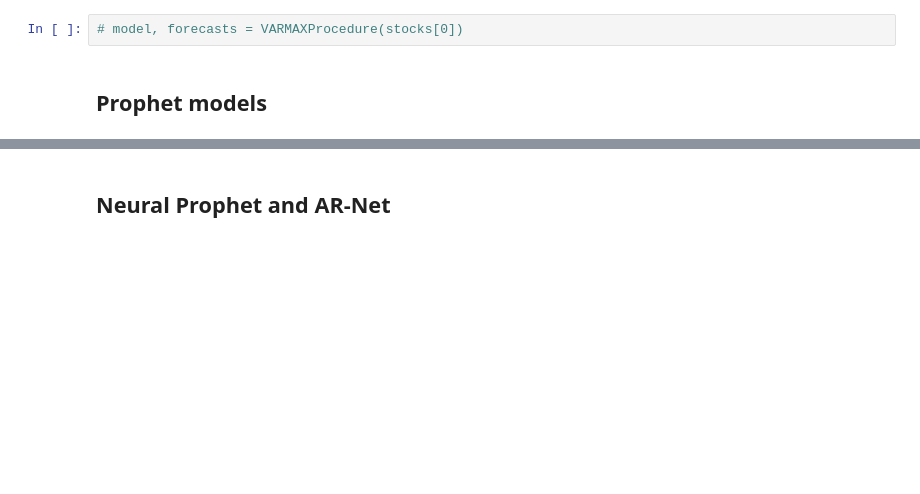
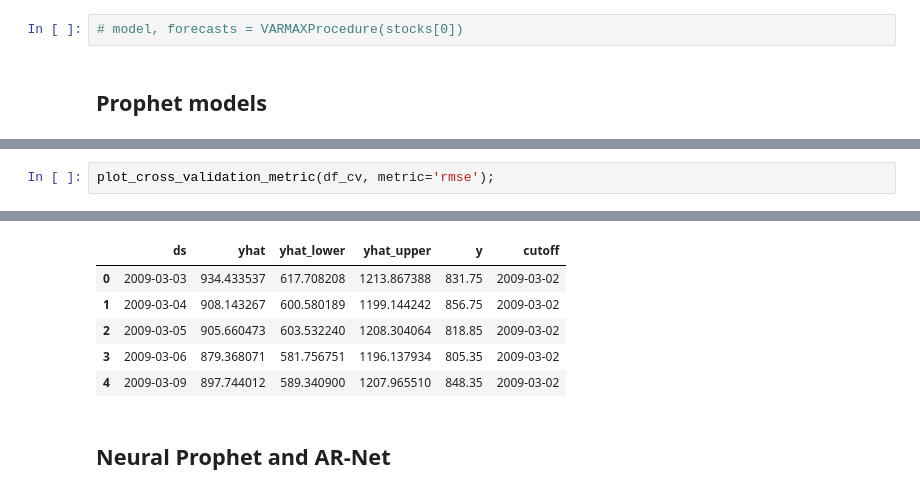
Before and after one commit to acamit/DataScience, a Jupyter notebook: Thesis work/Code/Thesis Implementation Models.ipynb, the cells around one changed output, grey strips where cells are left out. Saved outputs shown, nothing was run; the diff lists cells and outputs as text; blank space fills up the shorter version.

```diff
--- a/Thesis work/Code/Thesis Implementation Models.ipynb
+++ b/Thesis work/Code/Thesis Implementation Models.ipynb
@@ -688,0 +673,3 @@ m.plot(forecast);
+# %%
+plot_cross_validation_metric(df_cv, metric='rmse');
+# %% [output]
@@ -689,3 +677,9 @@ m.plot(forecast);
+|  | ds | yhat | yhat_lower | yhat_upper | y | cutoff |
+| 0 | 2009-03-03 | 934.433537 | 617.708208 | 1213.867388 | 831.75 | 2009-03-02 |
+| 1 | 2009-03-04 | 908.143267 | 600.580189 | 1199.144242 | 856.75 | 2009-03-02 |
+| 2 | 2009-03-05 | 905.660473 | 603.532240 | 1208.304064 | 818.85 | 2009-03-02 |
+| 3 | 2009-03-06 | 879.368071 | 581.756751 | 1196.137934 | 805.35 | 2009-03-02 |
+| 4 | 2009-03-09 | 897.744012 | 589.340900 | 1207.965510 | 848.35 | 2009-03-02 |
 # %% [markdown]
 ## Neural Prophet and AR-Net
 # %%
```
Also changed, not shown: parts of 26 cells of this notebook.
